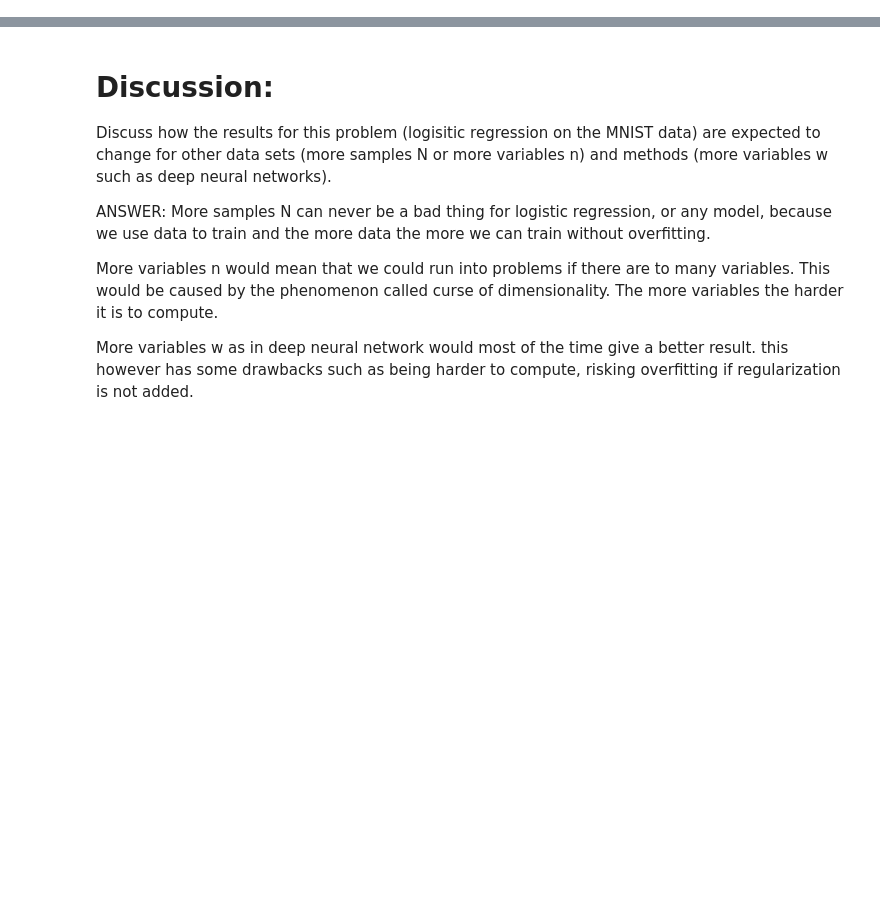
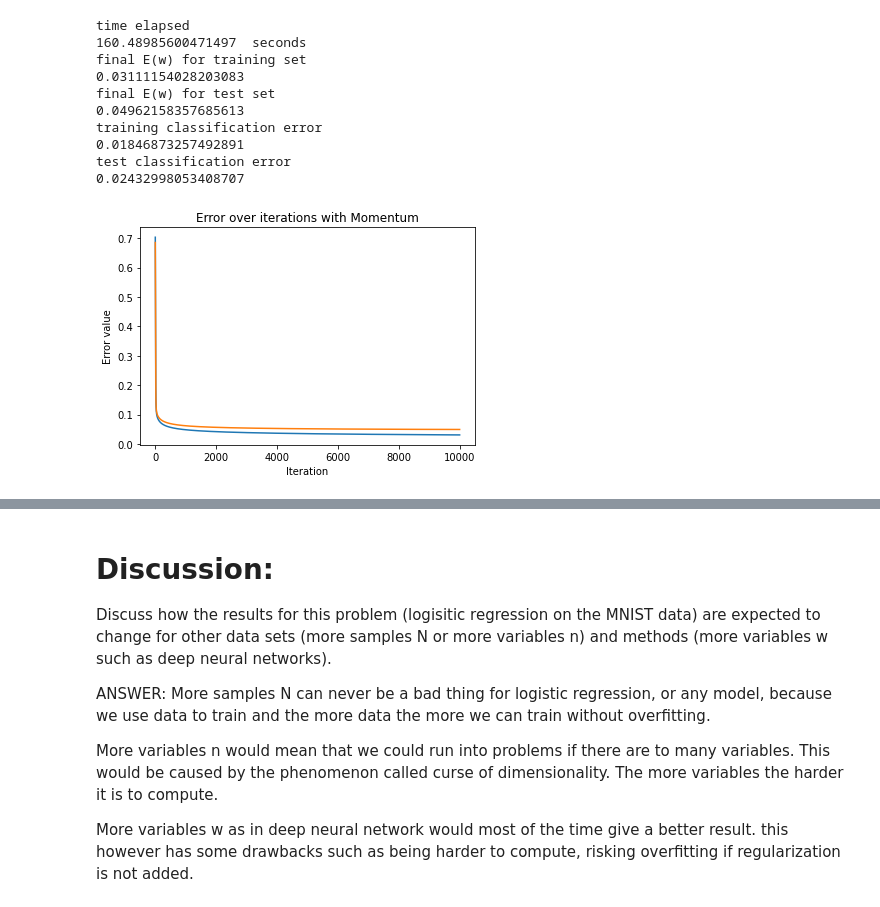
Before and after one commit to Ylja07/Cds-machine-learning, a Jupyter notebook: week4/CDS_week4_gradient.ipynb, the cells around one changed output, grey strips where cells are left out. Saved outputs shown, nothing was run; the diff lists cells and outputs as text; code cells hidden in the pictures; blank space fills up the shorter version.

```diff
--- a/week4/CDS_week4_gradient.ipynb
+++ b/week4/CDS_week4_gradient.ipynb
@@ -52,0 +395,19 @@ Y_test:  (2038,)
+# %%
+initw=np.random.uniform(size=784)
+#normalize the initial weights
+initw=initw/(np.sum(initw))
+
+momentum = Momentum(initw, 0.01, 10000, 0.9)
+momentum.train(X_train, Y_train2)
+# %% [output]
+time elapsed
+160.48985600471497  seconds
+final E(w) for training set
+0.03111154028203083
+final E(w) for test set
+0.04962158357685613
+training classification error
+0.01846873257492891
+test classification error
+0.02432998053408707
+[figure, added]
```
Also changed, not shown: parts of 18 cells of this notebook.
